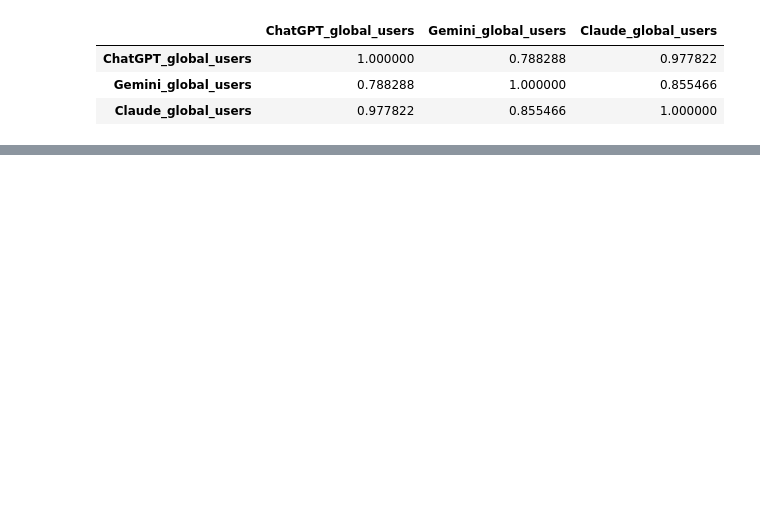
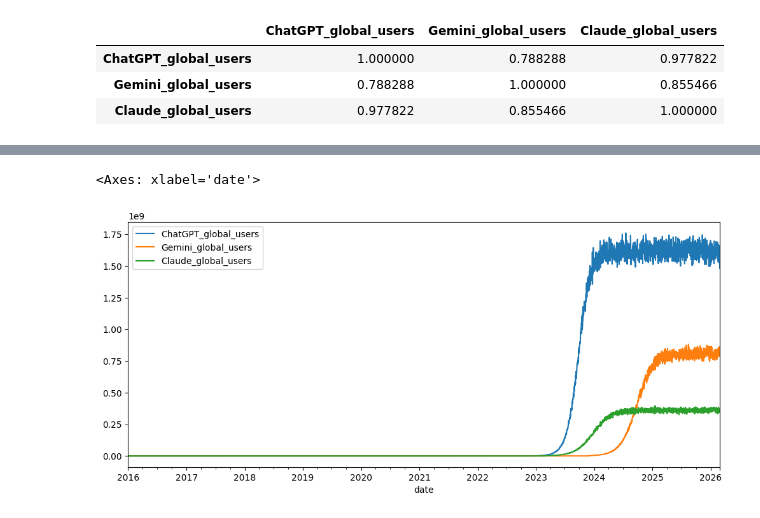
Before and after one commit to sejal18c/AI-Tools-Adoption-Dashboard, a Jupyter notebook: notebooks/ai_tools_analysis.ipynb, the cells around one changed output, grey strips where cells are left out. Drawn from its saved outputs; the diff is of its cells as text; code cells hidden in the pictures; blank space fills up the shorter version.

```diff
--- a/notebooks/ai_tools_analysis.ipynb
+++ b/notebooks/ai_tools_analysis.ipynb
@@ -192,0 +211,11 @@ df[['ChatGPT_global_users',
+# %%
+df.plot(
+    x='date',
+    y=['ChatGPT_global_users',
+       'Gemini_global_users',
+       'Claude_global_users'],
+    figsize=(12,5)
+)
+# %% [output]
+<Axes: xlabel='date'>
+[figure, added]
```
Also changed, not shown: parts of 4 cells of this notebook.
